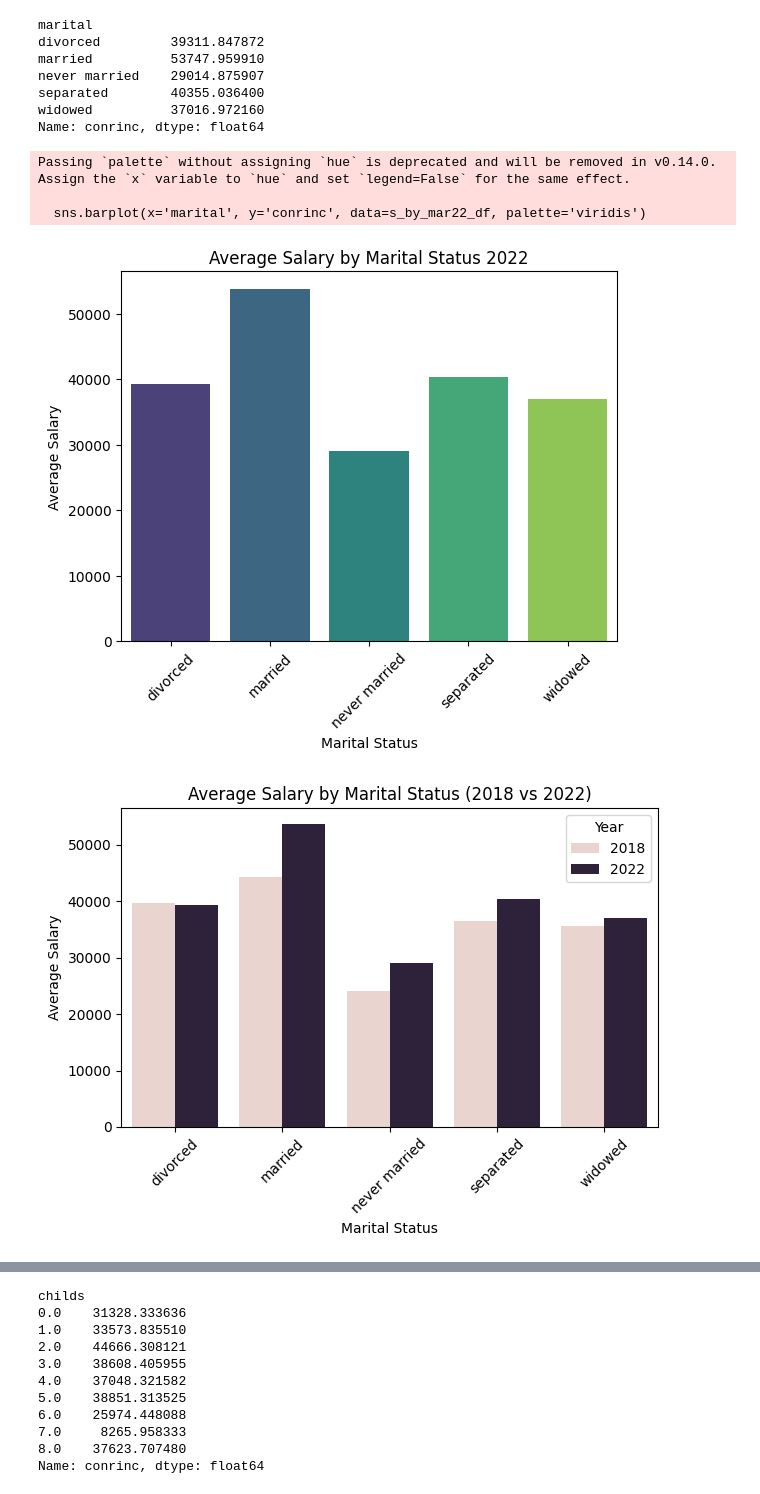
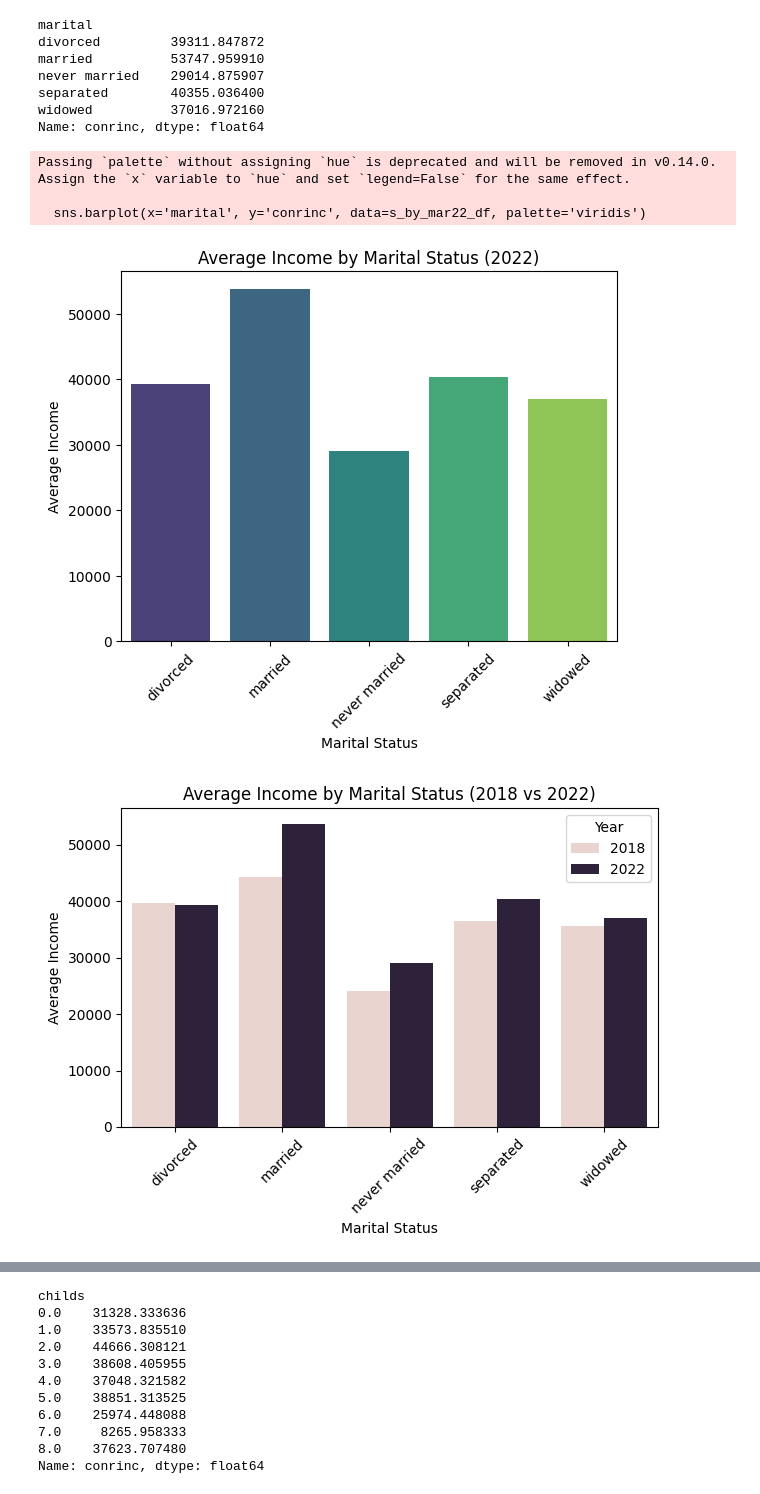
Before and after one commit to imdressel/project_gss, a Jupyter notebook: GSS_Rhiannon's_part.ipynb, the cells around one changed output, grey strips where cells are left out. Saved outputs shown, nothing was run; the diff lists cells and outputs as text; code cells hidden in the pictures.

```diff
--- a/GSS_Rhiannon's_part.ipynb
+++ b/GSS_Rhiannon's_part.ipynb
@@ -152,33 +152,33 @@ Name: conrinc, dtype: float64
 s_by_mar22_df = pd.DataFrame(s_by_mar22)
 
 sns.barplot(x='marital', y='conrinc', data=s_by_mar22_df, palette='viridis')
-plt.title('Average Salary by Marital Status 2022')
+plt.title('Average Income by Marital Status (2022)')
 plt.xlabel('Marital Status')
-plt.ylabel('Average Salary')
+plt.ylabel('Average Income')
 plt.xticks(rotation=45)
 plt.show()
 # %% [output]
 Passing `palette` without assigning `hue` is deprecated and will be removed in v0.14.0. Assign the `x` variable to `hue` and set `legend=False` for the same effect.
 
   sns.barplot(x='marital', y='conrinc', data=s_by_mar22_df, palette='viridis')
-[figure, old version]
+[figure, new version]
 # %%
 #Combined Plot
 s_by_mar18_df['year'] = 2018
 s_by_mar22_df['year'] = 2022
 
 comb_data = pd.concat([s_by_mar18_df, s_by_mar22_df])
 
 sns.barplot(x='marital', y='conrinc', hue='year', data=comb_data)
-plt.title('Average Salary by Marital Status (2018 vs 2022)')
+plt.title('Average Income by Marital Status (2018 vs 2022)')
 plt.xlabel('Marital Status')
-plt.ylabel('Average Salary')
+plt.ylabel('Average Income')
 plt.xticks(rotation=45)
 plt.legend(title='Year')
 plt.tight_layout()
 plt.show()
 #On average, salary is higher in 2022 for all categories (except for slightly lower in the divorced section).
 #Married people tend to have higher salaries, and never married people tend to have the lowest salary.
 # %% [output]
-[figure, old version]
+[figure, new version]
 # %% [markdown]
```
Also changed, not shown: parts of 11 cells of this notebook.
